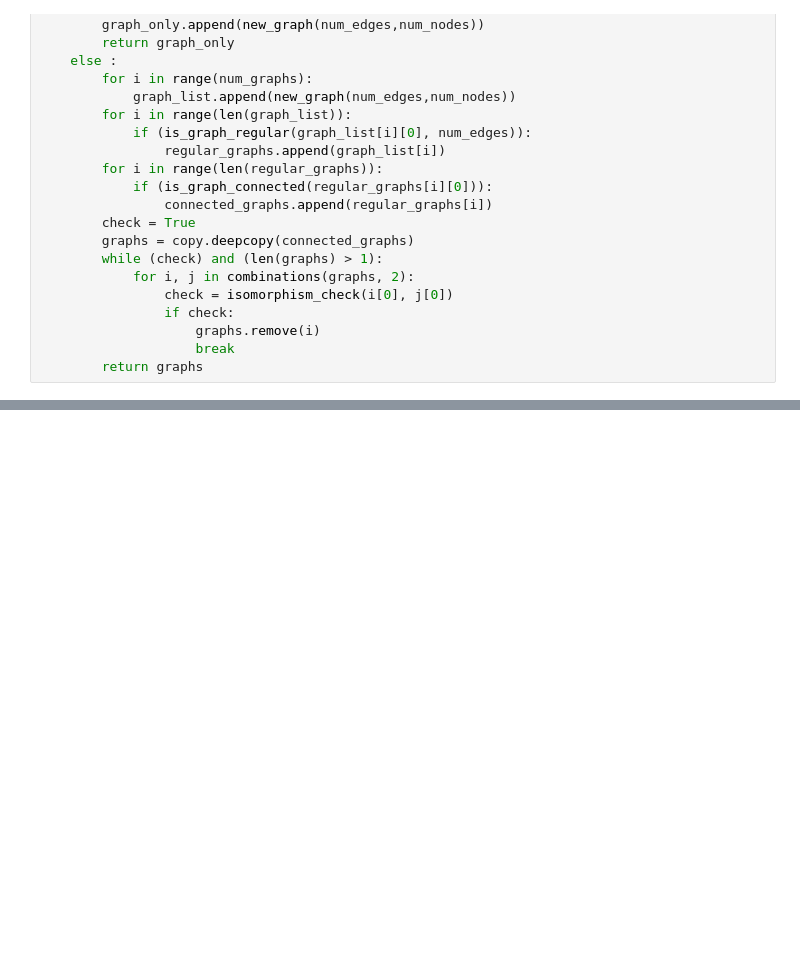
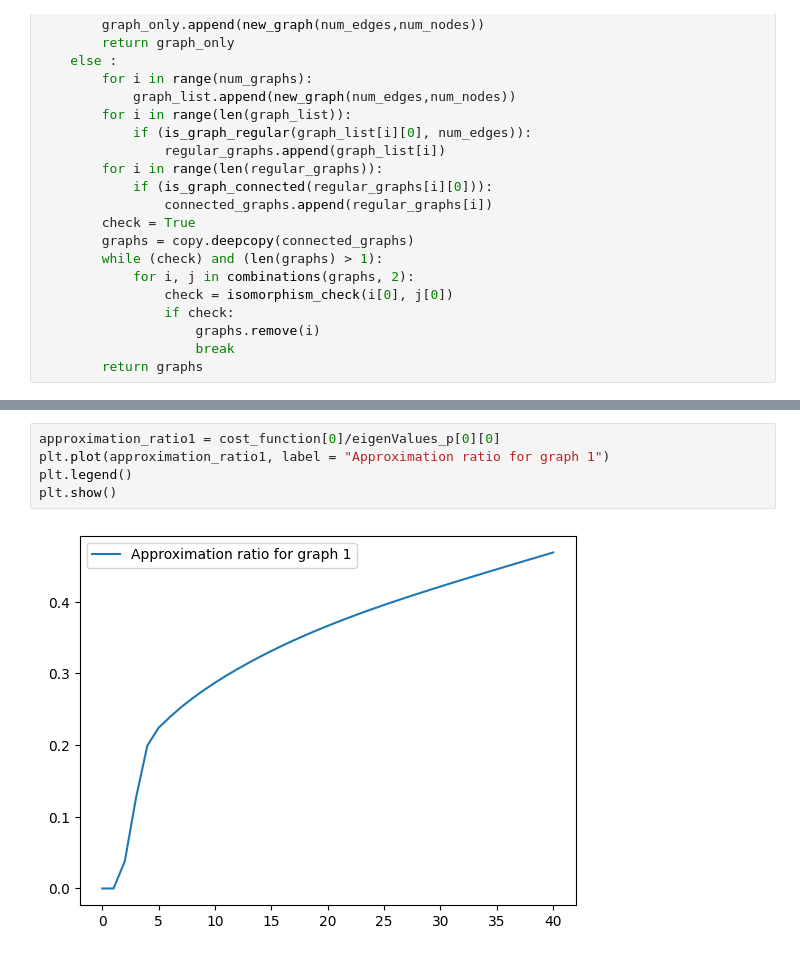
Before and after one commit to JoshuaFoate/FALQON, a Jupyter notebook: FALQONTesting.ipynb, the cells around one changed output, grey strips where cells are left out. Cells and saved outputs as stored; diff of their text form; blank space fills up the shorter version.

```diff
--- a/FALQONTesting.ipynb
+++ b/FALQONTesting.ipynb
@@ -449,0 +298,7 @@ print(comm1)
+# %%
+approximation_ratio1 = cost_function[0]/eigenValues_p[0][0]
+plt.plot(approximation_ratio1, label = "Approximation ratio for graph 1")
+plt.legend()
+plt.show()
+# %% [output]
+[figure, added]
```
Also changed, not shown: parts of 30 cells of this notebook.
